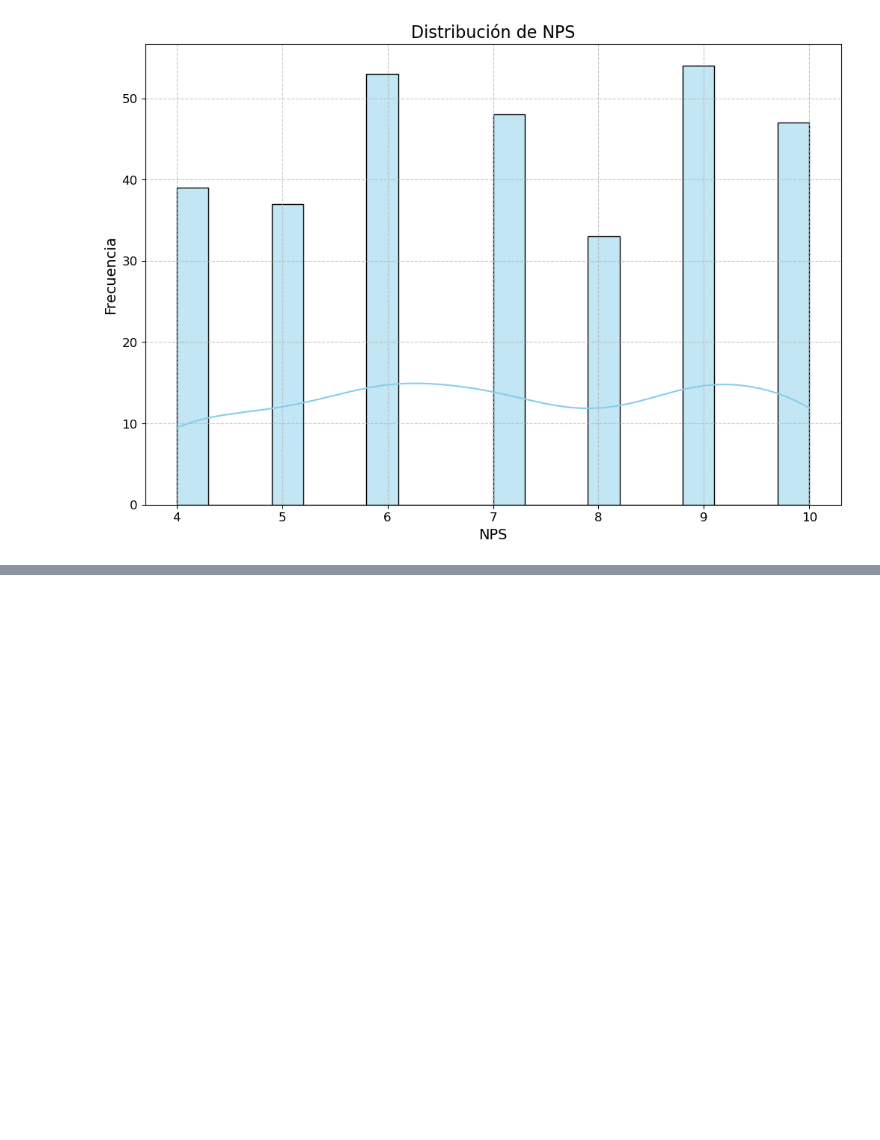
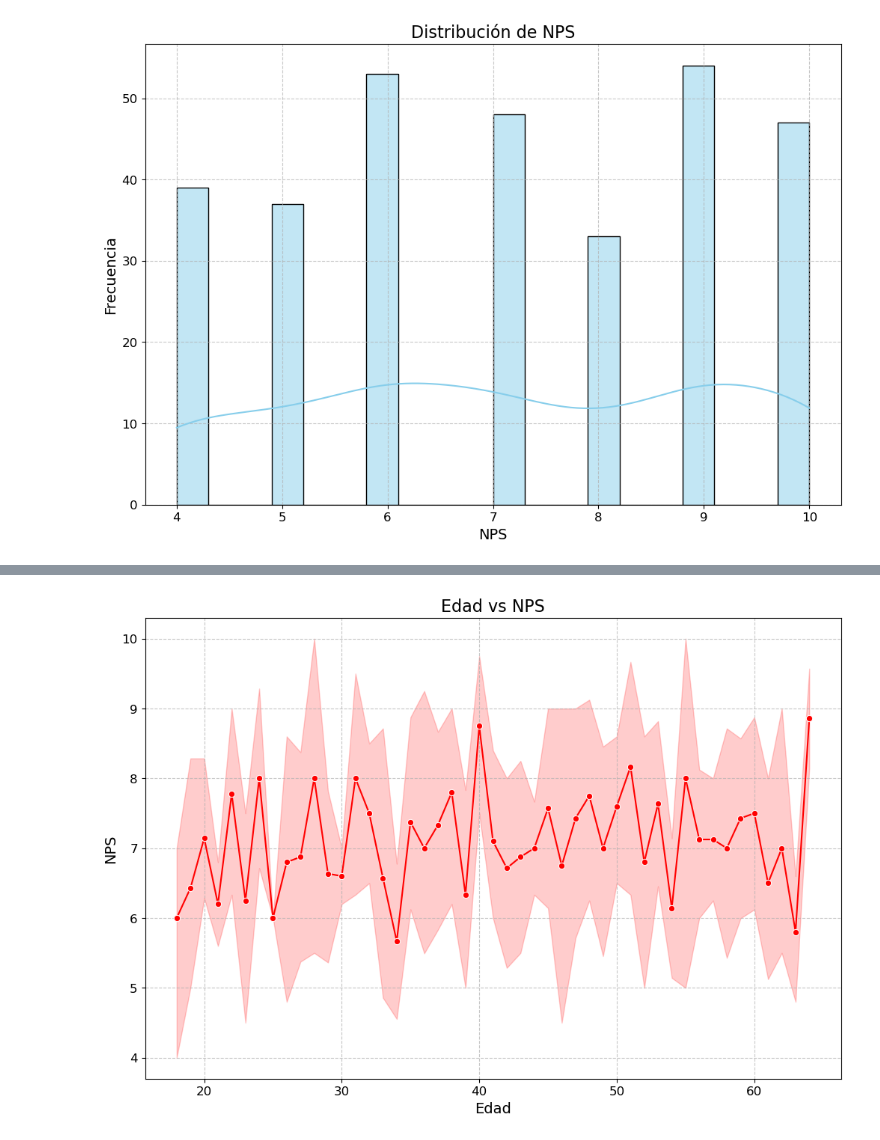
Before and after one commit to Jotis86/People-Analytics-Project, a Jupyter notebook: notebook/data_visualization.ipynb, the cells around one changed output, grey strips where cells are left out. Saved outputs shown, nothing was run; the diff lists cells and outputs as text; code cells hidden in the pictures; blank space fills up the shorter version.

```diff
--- a/notebook/data_visualization.ipynb
+++ b/notebook/data_visualization.ipynb
@@ -259,0 +286,13 @@ plt.show()
+# %%
+# 20. Age vs. NPS
+plt.figure(figsize=(12, 8))
+sns.lineplot(x='Edad', y='NPS', data=data, marker='o', color='red')
+plt.title('Edad vs NPS', fontsize=16)
+plt.xlabel('Edad', fontsize=14)
+plt.ylabel('NPS', fontsize=14)
+plt.xticks(fontsize=12)
+plt.yticks(fontsize=12)
+plt.grid(True, linestyle='--', alpha=0.7)
+plt.show()
+# %% [output]
+[figure, added]
```
Also changed, not shown: parts of 2 cells of this notebook, 1 other file.
